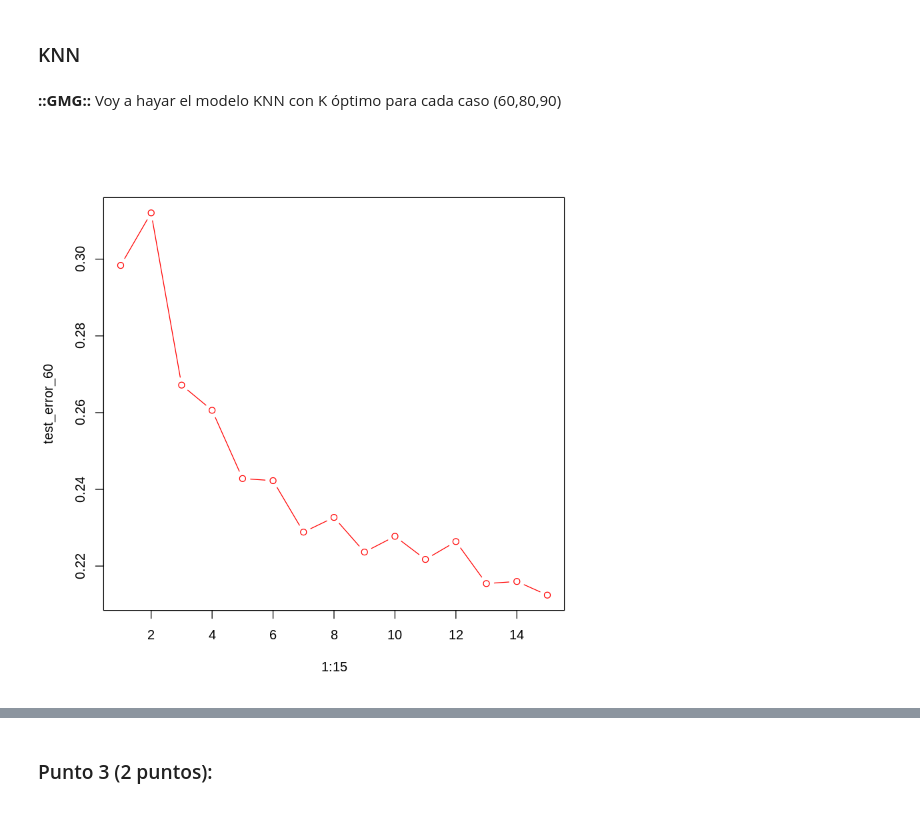
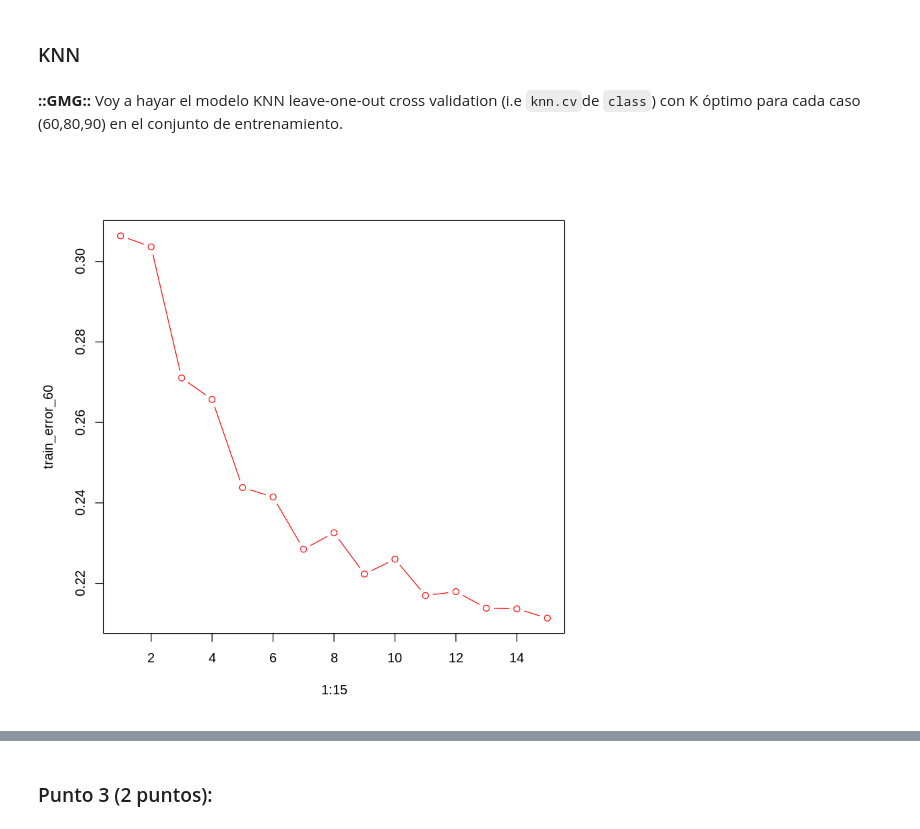
Before and after one commit to yerartdev/uc-m1966-datamining, a Jupyter notebook: d2/T02-m1966-clasificacion-reduccion-dimensionalidad.ipynb, the cells around one changed output, grey strips where cells are left out. Drawn from its saved outputs; the diff is of its cells as text; code cells hidden in the pictures.

Commit message:
m1966 - práctica T02 (pca) - punto 2: uso knn.cv para training, model_train_60

```diff
--- a/d2/T02-m1966-clasificacion-reduccion-dimensionalidad.ipynb
+++ b/d2/T02-m1966-clasificacion-reduccion-dimensionalidad.ipynb
@@ -670,27 +670,26 @@ str(pca_meteo_90)
  $ PC9     : num  -2.404 -2.643 -4.428 -2.154 -0.986 ...
 # %% [markdown]
 ### KNN
-# %% [markdown]
-**::GMG::** Voy a hayar el modelo KNN con K óptimo para cada caso (60,80,90)
 # %%
 library(class)
 # %%
 set.seed(1)
+# %% [markdown]
+**::GMG::** Voy a hayar el modelo KNN leave-one-out cross validation (i.e `knn.cv`de `class`) con K óptimo para cada caso (60,80,90) en el conjunto de entrenamiento.
 # %%
 #::GMG::Primer Caso: 60 --> PC1
 # Hago los modelos para 15 valores de k
-# https://www.rdocumentation.org/packages/class/versions/7.3-15/topics/knn
-test_error_60 = rep(0,15)
+# https://www.rdocumentation.org/packages/class/versions/7.3-15/topics/knn.cv
+train_error_60 = rep(0,15)
 for(k in 1:15){
-    model_knn_60 <- knn(train=as.matrix(pca_meteo_60[indtrain, -1]),
-                        test=as.matrix(pca_meteo_60[indtest, -1]),
-                        cl=pca_meteo_60[indtrain,1],
-                        k=k, prob=F)
-    test_error_60[k] <- mean(model_knn_60 != pca_meteo_60[indtest,1])
+    model_knn_60 <- knn.cv(train=as.matrix(pca_meteo_60[indtrain, -1]),
+                           cl=pca_meteo_60[indtrain,1],
+                           k=k, prob=F)
+    train_error_60[k] <- mean(model_knn_60 != pca_meteo_60[indtrain,1])
 }
 # %%
 #::GMG::Dibujamos el resultado
-plot(1:15, test_error_60, col='red', type = 'b')
+plot(1:15, train_error_60, col='red', type = 'b')
 # %% [output]
-[figure, old version]
+[figure, new version]
 # %%
```
Also changed, not shown: parts of 5 cells of this notebook.
